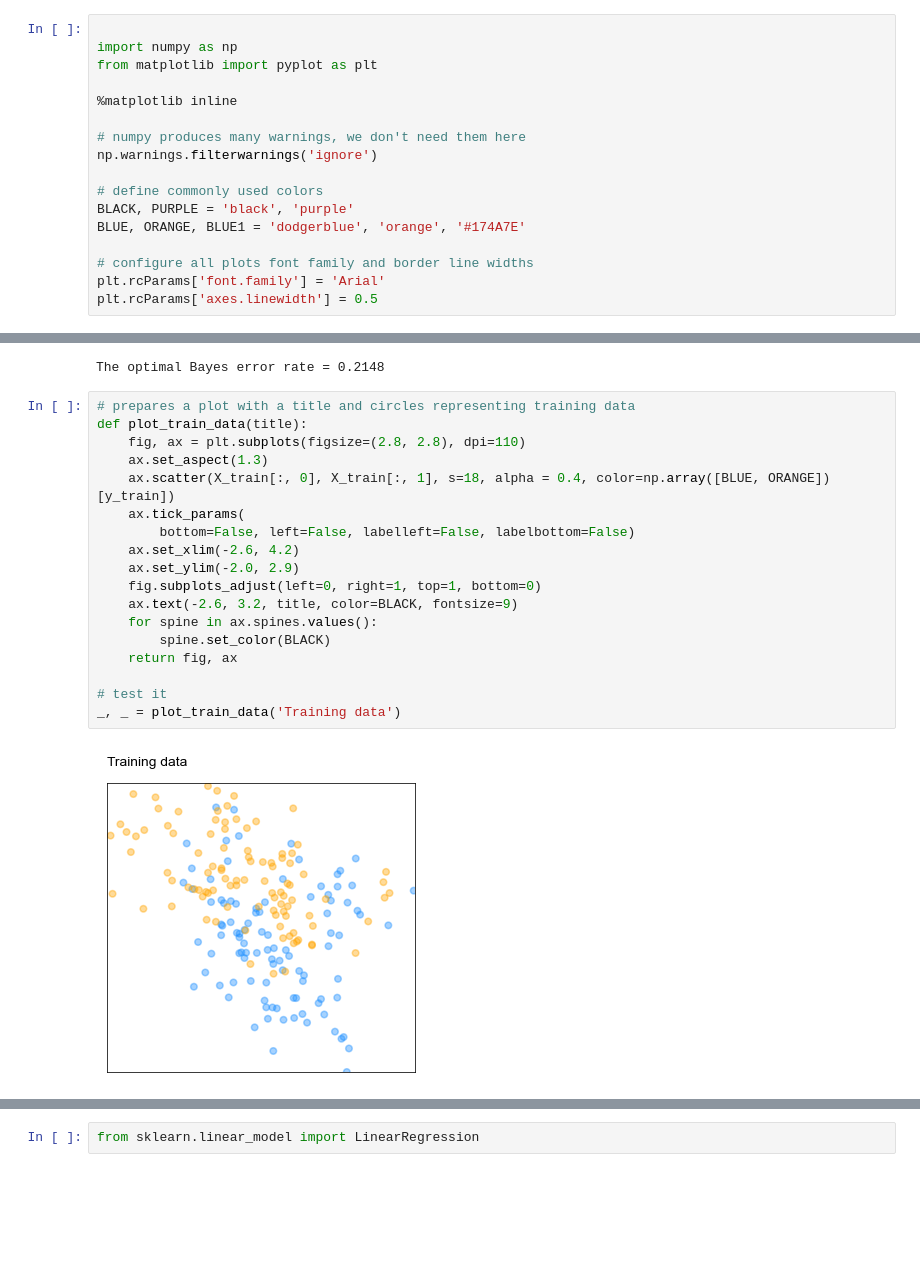
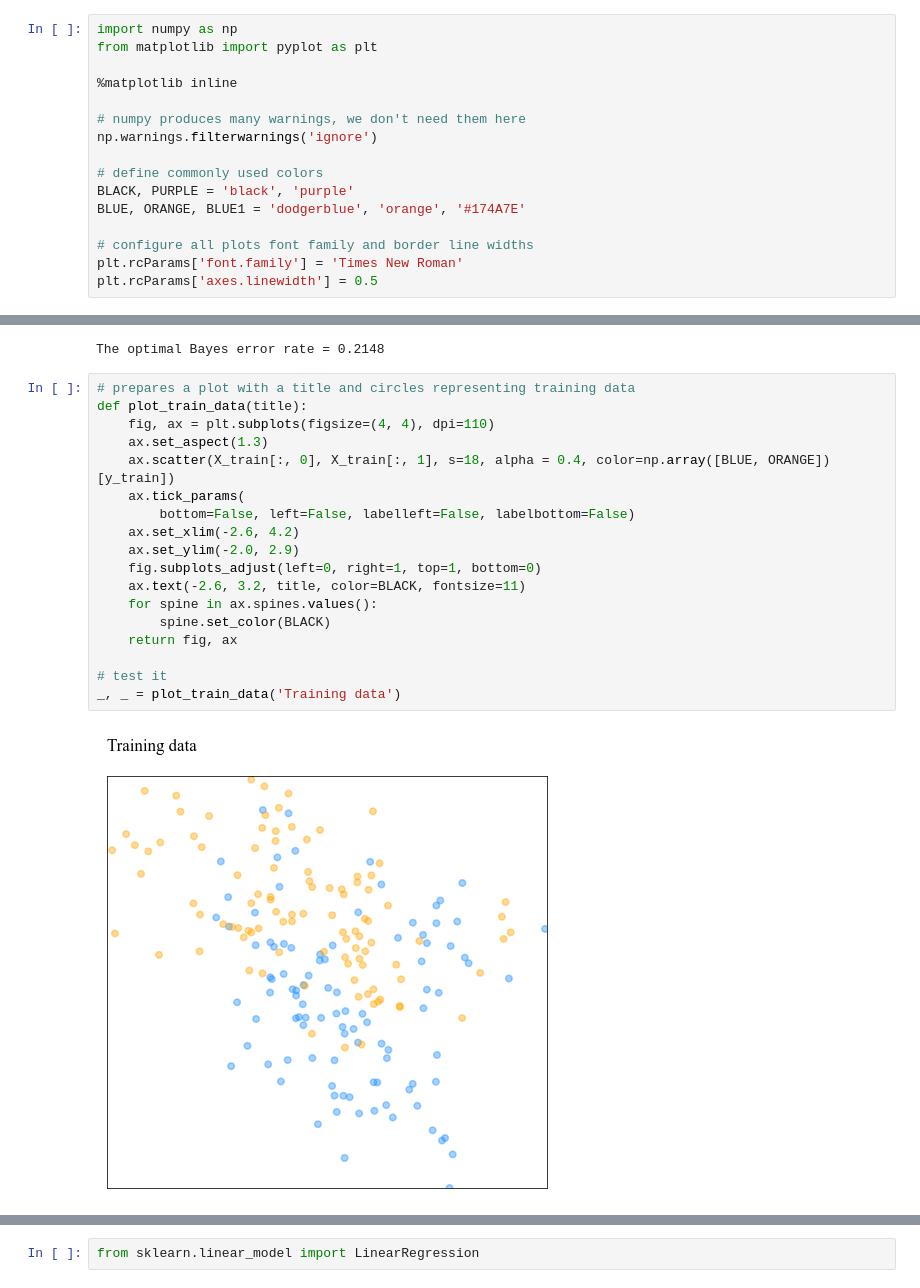
Before and after one commit to ChuckleQu/FYP---Midterm-Presentation---Generalization-of-Classification-Models, a Jupyter notebook: KNN.ipynb, the cells around one changed output, grey strips where cells are left out. Cells and saved outputs as stored; diff of their text form; blank space fills up the shorter version.

```diff
--- a/KNN.ipynb
+++ b/KNN.ipynb
@@ -1,5 +1,4 @@
 # %%
-
 import numpy as np
 from matplotlib import pyplot as plt
 
@@ -13,7 +12,7 @@ BLACK, PURPLE = 'black', 'purple'
 BLUE, ORANGE, BLUE1 = 'dodgerblue', 'orange', '#174A7E'
 
 # configure all plots font family and border line widths
-plt.rcParams['font.family'] = 'Arial'
+plt.rcParams['font.family'] = 'Times New Roman'
 plt.rcParams['axes.linewidth'] = 0.5
 # %%
 from sklearn.mixture import GaussianMixture
@@ -76,23 +75,23 @@ The optimal Bayes error rate = 0.2148
 # %%
 # prepares a plot with a title and circles representing training data
 def plot_train_data(title):
-    fig, ax = plt.subplots(figsize=(2.8, 2.8), dpi=110)
+    fig, ax = plt.subplots(figsize=(4, 4), dpi=110)
     ax.set_aspect(1.3)
     ax.scatter(X_train[:, 0], X_train[:, 1], s=18, alpha = 0.4, color=np.array([BLUE, ORANGE])[y_train])
     ax.tick_params(
         bottom=False, left=False, labelleft=False, labelbottom=False)
     ax.set_xlim(-2.6, 4.2)
     ax.set_ylim(-2.0, 2.9)
     fig.subplots_adjust(left=0, right=1, top=1, bottom=0)
-    ax.text(-2.6, 3.2, title, color=BLACK, fontsize=9)
+    ax.text(-2.6, 3.2, title, color=BLACK, fontsize=11)
     for spine in ax.spines.values():
         spine.set_color(BLACK)
     return fig, ax
 
 # test it
 _, _ = plot_train_data('Training data')
 # %% [output]
-[figure, old version]
+[figure, new version]
 # %%
 # given a model prediction function computes X points on n x n grid and the
 # corresponding predicted classes
```
Also changed, not shown: parts of 7 cells of this notebook.
